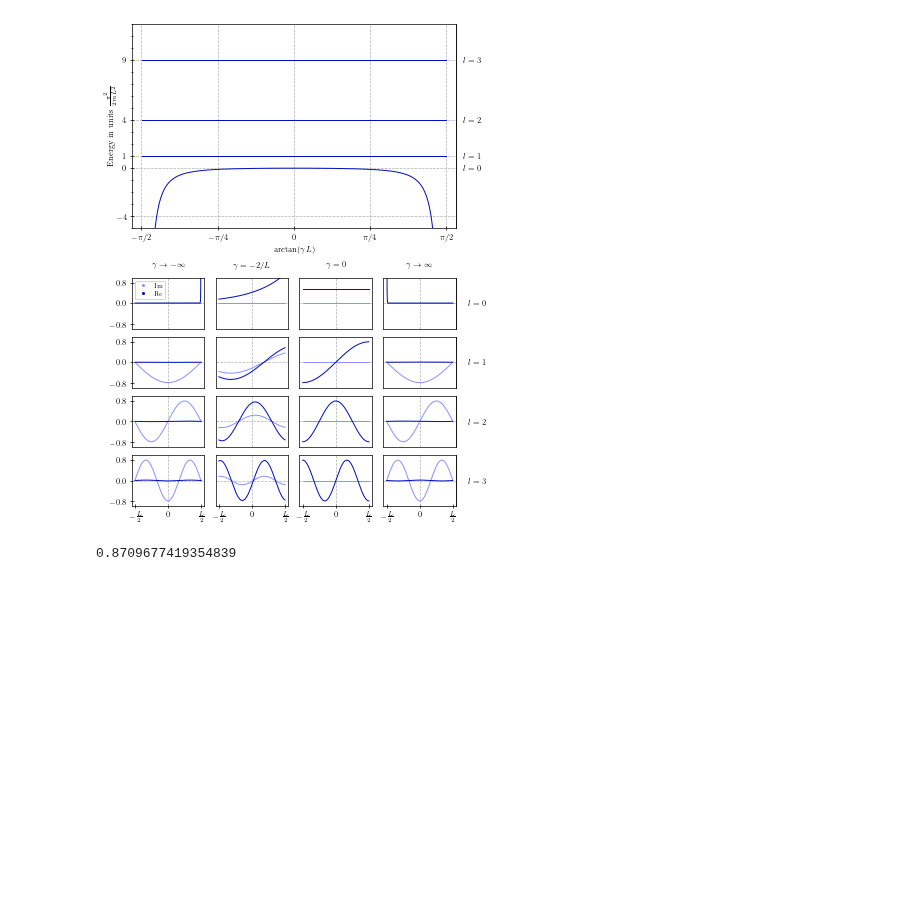
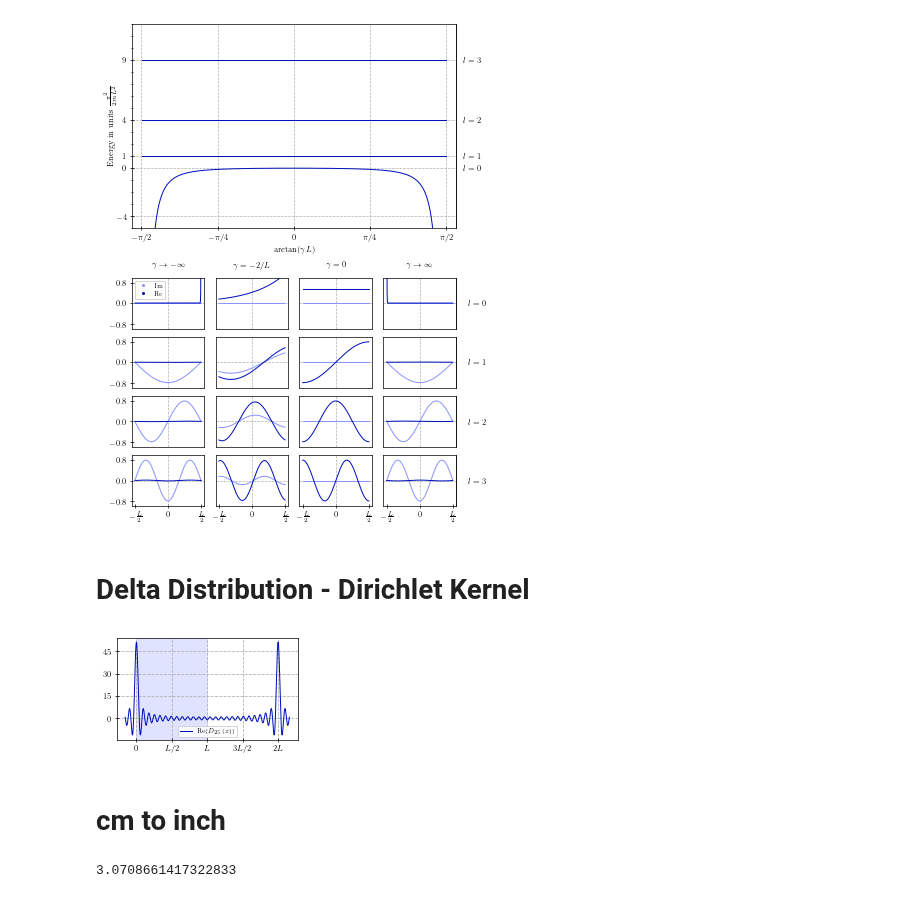
Before and after one commit to wyssard/Particle_in_a_Box, a Jupyter notebook: plots.ipynb, the cells around one changed output. Drawn from its saved outputs; the diff is of its cells as text; code cells hidden in the pictures; blank space fills up the shorter version.

```diff
--- a/plots.ipynb
+++ b/plots.ipynb
@@ -579,9 +591,62 @@ secax.tick_params(axis="y", right=False, pad=5)
 plt.savefig("..\\Thesis\\Figures\\anti_symmetric_spec_states.pdf")
 # %% [output]
 [figure]
+# %% [markdown]
+# Delta Distribution - Dirichlet Kernel
+# %%
+class Dirichlet_Kernel:
+    def __init__(self, n, L, x_0) -> None:
+        self.n = n
+        self.L = L
+        self.x_0 = x_0
+
+    def set_x_0(self, new_x_0):
+        self.x_0 = new_x_0
+        return self
+
+    def set_n(self, n_new):
+        self.n = n_new
+        return self
+
+    def __call__(self, x):
+        out = np.zeros(np.shape(x), dtype=complex)
+        for k in range(-self.n, self.n+1):
+            out += np.exp(1j*k*2*np.pi/self.L*(x-self.x_0))
+        return out
+# %%
+L = np.pi
+dirichlet_Kernel = Dirichlet_Kernel(1, 2*L, np.pi)
+
+eps = 0.5
+x = np.linspace(-eps, 2*L+eps, 2000)
+n = 25
+x_0 = 2
+
+labels = ["$0$", "$L/2$", "$L$", "$3L/2$", "$2L$"]
+tix = [0, L/2, L, 3*L/2, 2*L]
+ax = plt.figure(tight_layout=True, figsize=(3, 1.9)).add_subplot()
+ax.axvspan(0, L, color=cs.hls_to_rgb(235/360, 0.94, 1))
+ax.set_xticks(tix)
+ax.set_xticklabels(labels)
+ax.yaxis.set_major_locator(MultipleLocator(15))
+
+line = ax.plot(x, np.real(dirichlet_Kernel.set_n(25).set_x_0(x_0)(x)), c=dark_blue, lw=1, label=r"Re($D_{"+str(n)+r"}(x-"+str(x_0)+r")$)")
+ax.grid(linestyle="--")
+ax.legend(fontsize=6)
+plt.savefig("..\\Thesis\\Figures\\dirichlet_kernel_1.pdf")
+x_0 = 0
+line[0].set_data(x, np.real(dirichlet_Kernel.set_n(25).set_x_0(x_0)(x)))
+line[0].set_label(r"Re($D_{"+str(n)+r"}(x)$)")
+ax.legend(fontsize=6)
+plt.savefig("..\\Thesis\\Figures\\dirichlet_kernel_2.pdf")
+# %% [output]
+[figure, added]
+# %% [markdown]
+# cm to inch
 # %%
 cm_to_inch = lambda x: (1/2.54)*x
 inch_to_cm = lambda x: 2.54*x
-27/31
+
+cm_to_inch(21-(2*2.7))/2
 # %% [output]
-0.8709677419354839
+3.0708661417322833
```
Also changed, not shown: parts of 5 cells of this notebook.
